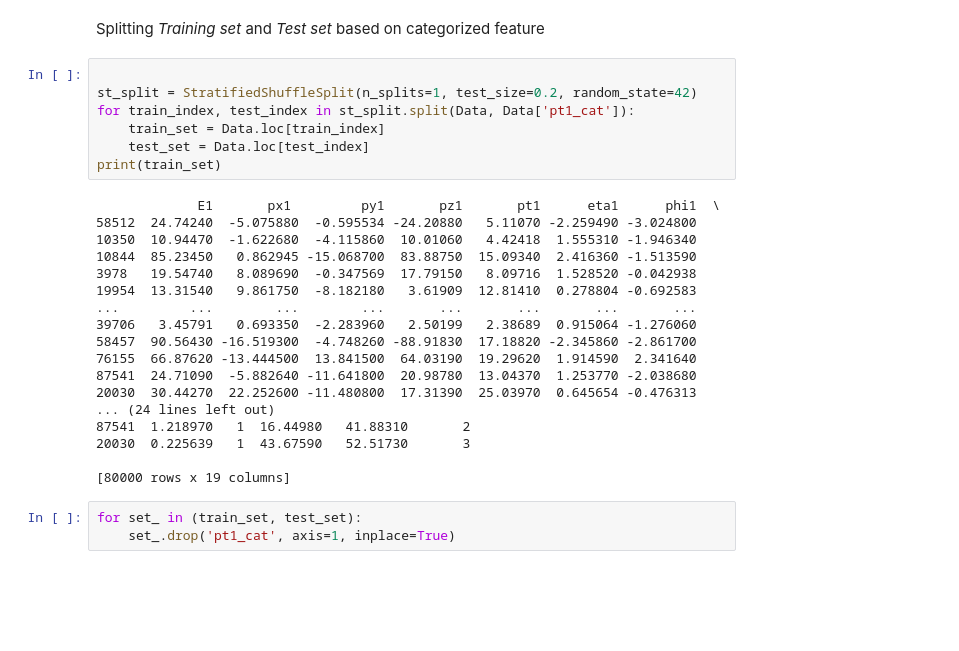
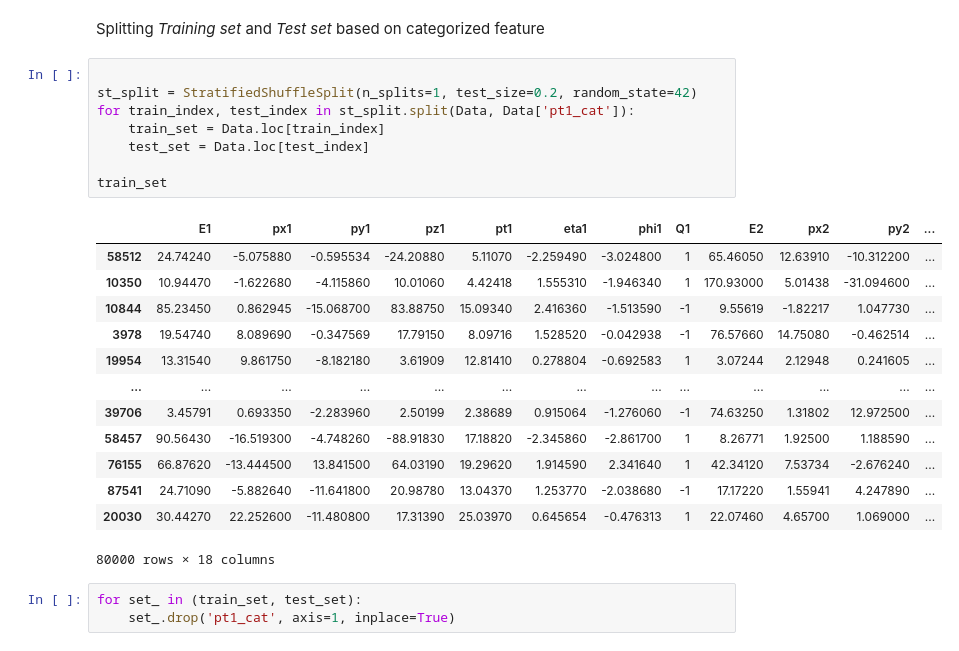
Before and after one commit to mohammadreza-ebrahimi/CERN-collision-data, a Jupyter notebook: mass-prediction-in-cern-data.ipynb, the cells around one changed output. Cells and saved outputs as stored; diff of their text form; blank space fills up the shorter version.

```diff
--- a/mass-prediction-in-cern-data.ipynb
+++ b/mass-prediction-in-cern-data.ipynb
@@ -171,28 +177,25 @@ Splitting *Training set* and *Test set* based on categorized feature
 # %%
 
 st_split = StratifiedShuffleSplit(n_splits=1, test_size=0.2, random_state=42)
 for train_index, test_index in st_split.split(Data, Data['pt1_cat']):
     train_set = Data.loc[train_index]
     test_set = Data.loc[test_index]
-print(train_set)
+
+train_set
 # %% [output]
+|  | E1 | px1 | py1 | pz1 | pt1 | eta1 | phi1 | Q1 | E2 | px2 | py2 | ... |
+| 58512 | 24.74240 | -5.075880 | -0.595534 | -24.20880 | 5.11070 | -2.259490 | -3.024800 | 1 | 65.46050 | 12.63910 | -10.312200 | ... |
+| 10350 | 10.94470 | -1.622680 | -4.115860 | 10.01060 | 4.42418 | 1.555310 | -1.946340 | 1 | 170.93000 | 5.01438 | -31.094600 | ... |
+| 10844 | 85.23450 | 0.862945 | -15.068700 | 83.88750 | 15.09340 | 2.416360 | -1.513590 | -1 | 9.55619 | -1.82217 | 1.047730 | ... |
+| 3978 | 19.54740 | 8.089690 | -0.347569 | 17.79150 | 8.09716 | 1.528520 | -0.042938 | -1 | 76.57660 | 14.75080 | -0.462514 | ... |
+| 19954 | 13.31540 | 9.861750 | -8.182180 | 3.61909 | 12.81410 | 0.278804 | -0.692583 | 1 | 3.07244 | 2.12948 | 0.241605 | ... |
+| ... | ... | ... | ... | ... | ... | ... | ... | ... | ... | ... | ... | ... |
+| 39706 | 3.45791 | 0.693350 | -2.283960 | 2.50199 | 2.38689 | 0.915064 | -1.276060 | -1 | 74.63250 | 1.31802 | 12.972500 | ... |
+| 58457 | 90.56430 | -16.519300 | -4.748260 | -88.91830 | 17.18820 | -2.345860 | -2.861700 | 1 | 8.26771 | 1.92500 | 1.188590 | ... |
+| 76155 | 66.87620 | -13.444500 | 13.841500 | 64.03190 | 19.29620 | 1.914590 | 2.341640 | 1 | 42.34120 | 7.53734 | -2.676240 | ... |
+| 87541 | 24.71090 | -5.882640 | -11.641800 | 20.98780 | 13.04370 | 1.253770 | -2.038680 | -1 | 17.17220 | 1.55941 | 4.247890 | ... |
+| 20030 | 30.44270 | 22.252600 | -11.480800 | 17.31390 | 25.03970 | 0.645654 | -0.476313 | 1 | 22.07460 | 4.65700 | 1.069000 | ... |
-             E1       px1         py1       pz1       pt1      eta1      phi1  \
-58512  24.74240  -5.075880  -0.595534 -24.20880   5.11070 -2.259490 -3.024800
-10350  10.94470  -1.622680  -4.115860  10.01060   4.42418  1.555310 -1.946340
-10844  85.23450   0.862945 -15.068700  83.88750  15.09340  2.416360 -1.513590
-3978   19.54740   8.089690  -0.347569  17.79150   8.09716  1.528520 -0.042938
-19954  13.31540   9.861750  -8.182180   3.61909  12.81410  0.278804 -0.692583
-...         ...        ...        ...       ...       ...       ...       ...
-39706   3.45791   0.693350  -2.283960   2.50199   2.38689  0.915064 -1.276060
-58457  90.56430 -16.519300  -4.748260 -88.91830  17.18820 -2.345860 -2.861700
-76155  66.87620 -13.444500  13.841500  64.03190  19.29620  1.914590  2.341640
-87541  24.71090  -5.882640 -11.641800  20.98780  13.04370  1.253770 -2.038680
-20030  30.44270  22.252600 -11.480800  17.31390  25.03970  0.645654 -0.476313
-... (24 lines left out)
-87541  1.218970   1  16.44980   41.88310       2
-20030  0.225639   1  43.67590   52.51730       3
-
-[80000 rows x 19 columns]
+80000 rows × 18 columns
 # %%
 for set_ in (train_set, test_set):
     set_.drop('pt1_cat', axis=1, inplace=True)
```
Also changed, not shown: parts of 47 cells of this notebook.
